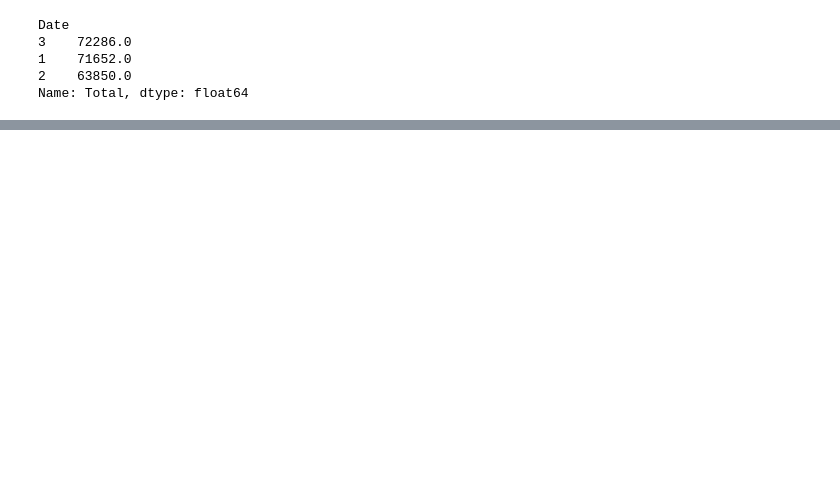
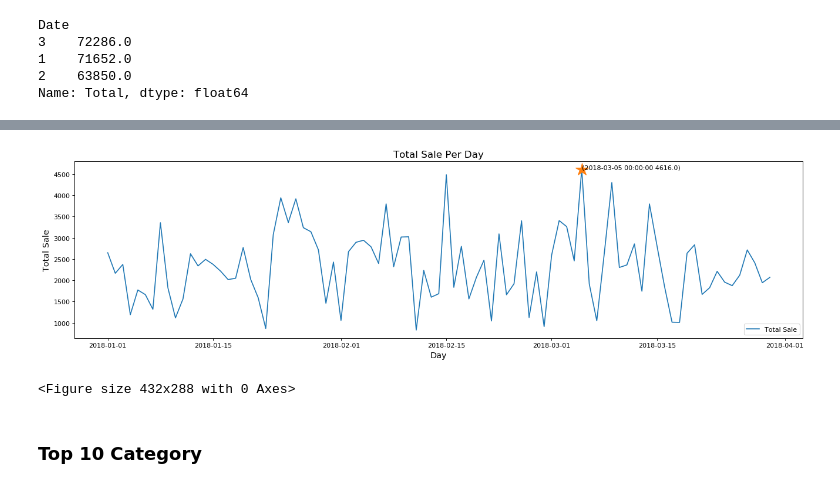
Before and after one commit to FreedomVAce/Supermarket_Analysis, a Jupyter notebook: Supermarket_Analysis.ipynb, the cells around one changed output, grey strips where cells are left out. Drawn from its saved outputs; the diff is of its cells as text; code cells hidden in the pictures; blank space fills up the shorter version.

```diff
--- a/Supermarket_Analysis.ipynb
+++ b/Supermarket_Analysis.ipynb
@@ -171,0 +229,4 @@ total_month_sale.plot(kind = 'bar')
+# %%
+day_sale = market.groupby(by = market.index)['Total'].sum()
+day_sale = day_sale.sort_index(ascending = True)
+day_sale
@@ -171,0 +247,26 @@ total_month_sale.plot(kind = 'bar')
+# %%
+plt.figure(figsize=(20,5),dpi=80)
+
+plt.plot(day_sale,label= 'Total Sale')
+
+max_index = day_sale.idxmax()
+
+plt.plot(max_index,day_sale[max_index],"*",markersize = 20)
+
+show_max='('+str(max_index)+' '+str(day_sale[max_index])+')'
+
+plt.annotate(show_max,xytext=(max_index,day_sale[max_index]),xy=(max_index,day_sale[max_index]))
+
+plt.xlabel("Day",fontsize=13)
+plt.ylabel("Total Sale",fontsize=13)
+plt.xticks(fontsize=10)
+plt.legend(loc='lower right')
+plt.title("Total Sale Per Day",fontsize=15)
+
+plt.show()
+plt.tight_layout()
+# %% [output]
+[figure, added]
+<Figure size 432x288 with 0 Axes>
+# %% [markdown]
+### Top 10 Category
```
Also changed, not shown: parts of 9 cells of this notebook.
